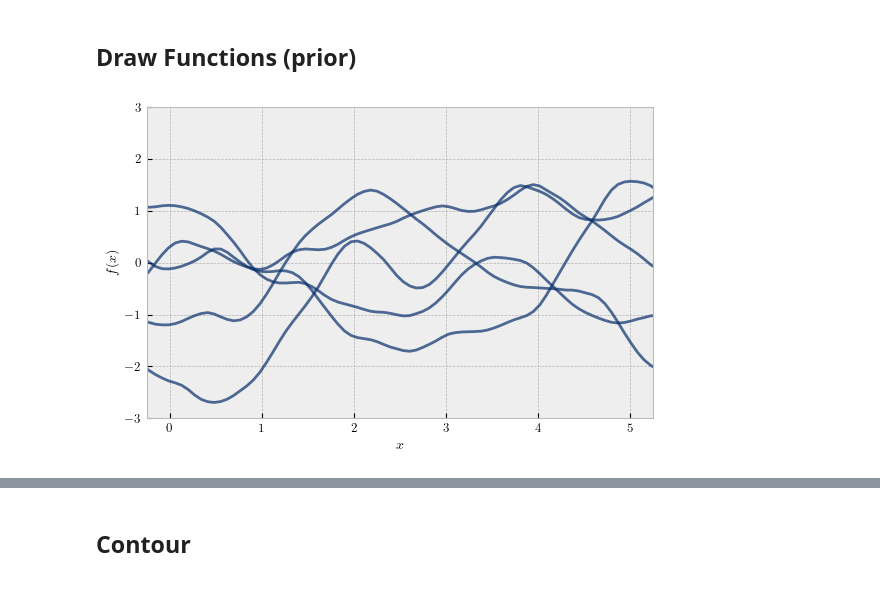
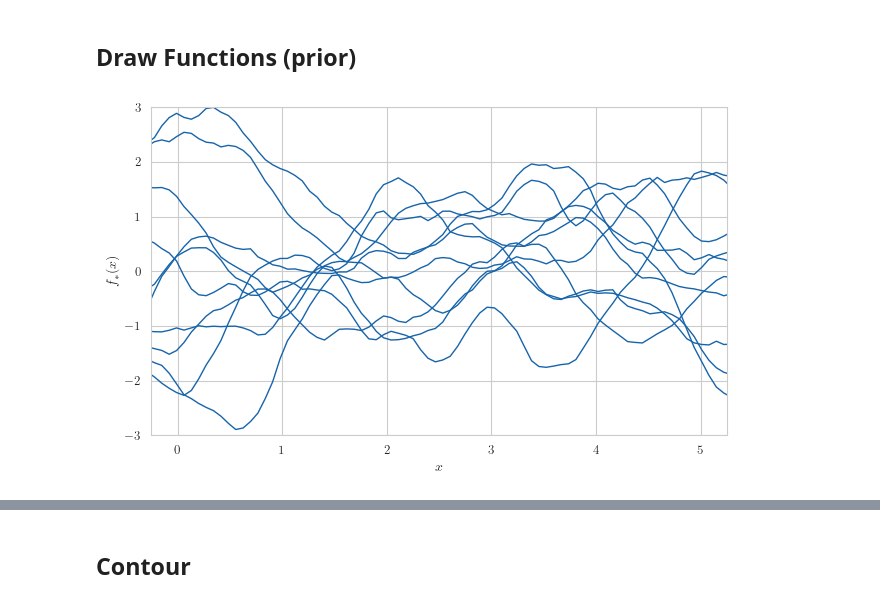
Before and after one commit to ItsNiklas/sparse-gaussian-processes, a Jupyter notebook: plots.ipynb, the cells around one changed output, grey strips where cells are left out. Drawn from its saved outputs; the diff is of its cells as text; code cells hidden in the pictures.

```diff
--- a/plots.ipynb
+++ b/plots.ipynb
@@ -11,7 +11,7 @@ from liesel_sparse import band
+# %%
+#plt.style.use('bmh')
+plt.style.use("seaborn-v0_8-muted")
 # %%
-plt.style.use('bmh')
-
-
 # /textwidth 472.31595pt.
 # \OT1/cmr/m/n/10.95=select font cmr10 at 10.95pt
 # \textfont a (a): cmmi10 at 10.95pt
@@ -49,7 +49,7 @@ def set_size(width_pt=472.31595, fraction=1, subplots=(1, 1)):
     # Figure height in inches
     fig_height_in = fig_width_in * golden_ratio * (subplots[0] / subplots[1])
 
-    return (fig_width_in, fig_height_in)
+    return fig_width_in, fig_height_in
 
 
 plt.rcParams.update({
@@ -119,27 +120,27 @@ fig.savefig('example_2.pdf', format='pdf')
 # %%
 from sklearn.gaussian_process import GaussianProcessRegressor
 from sklearn.gaussian_process.kernels import *
 
-kernel_ = 1.0 * Matern(length_scale=1.0, nu=5/2)
+kernel_ = 1.0 * Matern(length_scale=1.0, nu=3/2)
 gpr_model = GaussianProcessRegressor(kernel=kernel_)
-n_samples = 5
+n_samples = 10
 
 x = np.linspace(-1, 6, 100)
 X = x.reshape(-1, 1)
 
 y_samples = gpr_model.sample_y(X, n_samples, random_state=5)
 
 fig, ax = plt.subplots(1, 1, figsize=set_size(fraction=1, subplots=(1, 1)))
 
 for idx, single_prior in enumerate(y_samples.T):
-    ax.plot(x, single_prior, alpha=0.7, lw = 2, c = matplotlib.cm.get_cmap("Blues")(1.0))
+    ax.plot(x, single_prior, alpha=1, lw = 1, c = matplotlib.cm.get_cmap("Blues")(0.8))
 
 ax.set_xlabel("$x$")
-ax.set_ylabel("$f(x)$")
+ax.set_ylabel("$f_*(x)$")
 ax.set_xlim([-0.25, 5.25])
 ax.set_ylim([-3, 3])
-
+plt.tight_layout()
 plt.show()
 fig.savefig('example_3.pdf', format='pdf')
 # %% [output]
-[figure, old version]
+[figure, new version]
```
Also changed, not shown: parts of 8 cells of this notebook.
